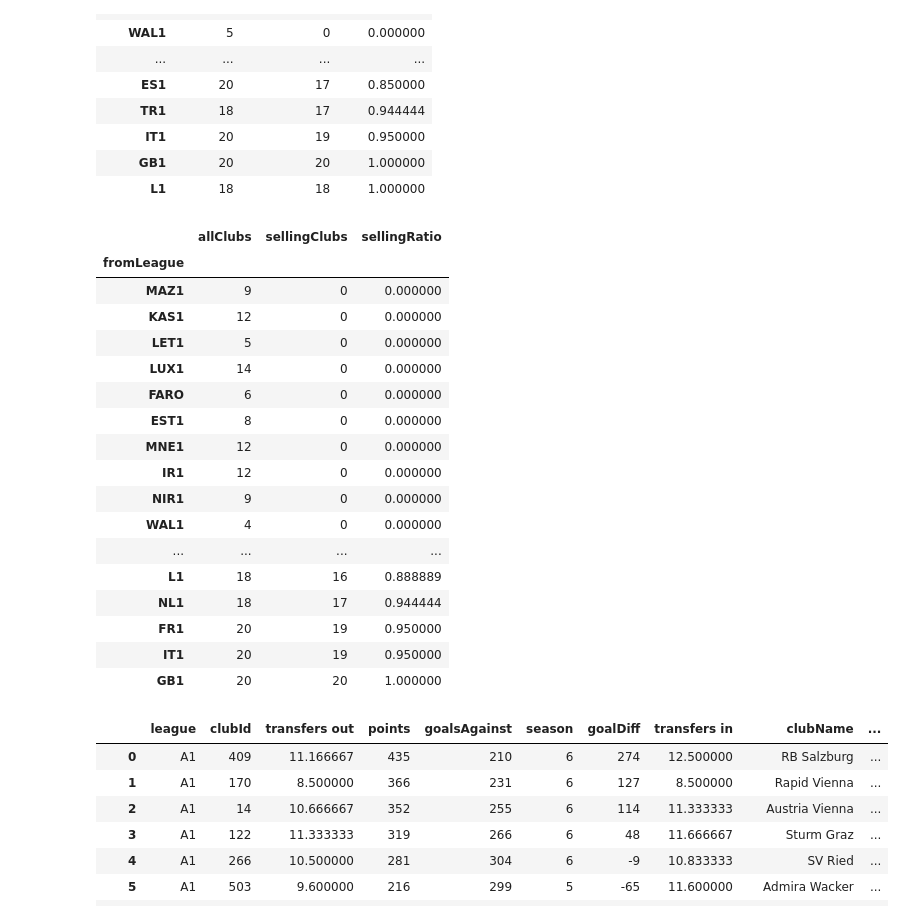
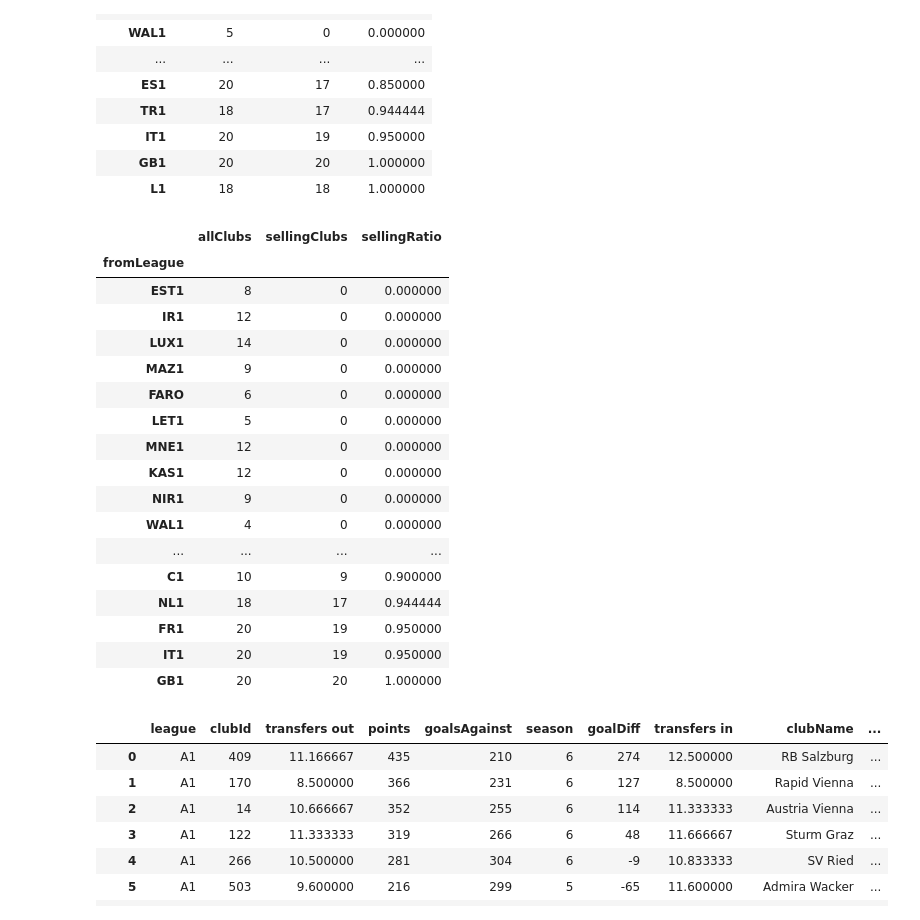
Before and after one commit to kebuhcah/soccer-history, a Jupyter notebook: notebooks/stability_performance.ipynb, the cells around one changed output. Drawn from its saved outputs; the diff is of its cells as text; code cells hidden in the pictures.

Commit message:
season-by-season comparison

```diff
--- a/notebooks/stability_performance.ipynb
+++ b/notebooks/stability_performance.ipynb
@@ -28,26 +28,26 @@ PayingComparison.sort_values('payingRatio')
 # %%
 def sellingClubsVsFreeOnlyClubs(t):
     return DataFrame({'sellingClubs': t[(t.feeValue>0)&(t.season==2015)]['fromTeamId'].drop_duplicates().count(),
                       'allClubs': t[(t.season==2015)]['fromTeamId'].drop_duplicates().count()},index=[0])
 
 PayingComparison = nonloans[nonloans.fromLeague.isin(leagueTables.league.drop_duplicates())].groupby('fromLeague').apply(sellingClubsVsFreeOnlyClubs).reset_index().drop('level_1',axis=1).set_index('fromLeague')
 PayingComparison['sellingRatio']=PayingComparison['sellingClubs']/PayingComparison['allClubs']
-PayingComparison.sort_values('sellingClubs')
+PayingComparison.sort_values('sellingRatio')
 # %% [output]
 |  | allClubs | sellingClubs | sellingRatio |
 | fromLeague |  |  |  |
+| EST1 | 8 | 0 | 0.000000 |
+| IR1 | 12 | 0 | 0.000000 |
+| LUX1 | 14 | 0 | 0.000000 |
 | MAZ1 | 9 | 0 | 0.000000 |
+| FARO | 6 | 0 | 0.000000 |
+| LET1 | 5 | 0 | 0.000000 |
+| MNE1 | 12 | 0 | 0.000000 |
 | KAS1 | 12 | 0 | 0.000000 |
-| LET1 | 5 | 0 | 0.000000 |
-| LUX1 | 14 | 0 | 0.000000 |
-| FARO | 6 | 0 | 0.000000 |
-| EST1 | 8 | 0 | 0.000000 |
-| MNE1 | 12 | 0 | 0.000000 |
-| IR1 | 12 | 0 | 0.000000 |
 | NIR1 | 9 | 0 | 0.000000 |
 | WAL1 | 4 | 0 | 0.000000 |
 | ... | ... | ... | ... |
-| L1 | 18 | 16 | 0.888889 |
+| C1 | 10 | 9 | 0.900000 |
 | NL1 | 18 | 17 | 0.944444 |
 | FR1 | 20 | 19 | 0.950000 |
 | IT1 | 20 | 19 | 0.950000 |
```
Also changed, not shown: parts of 14 cells of this notebook.
